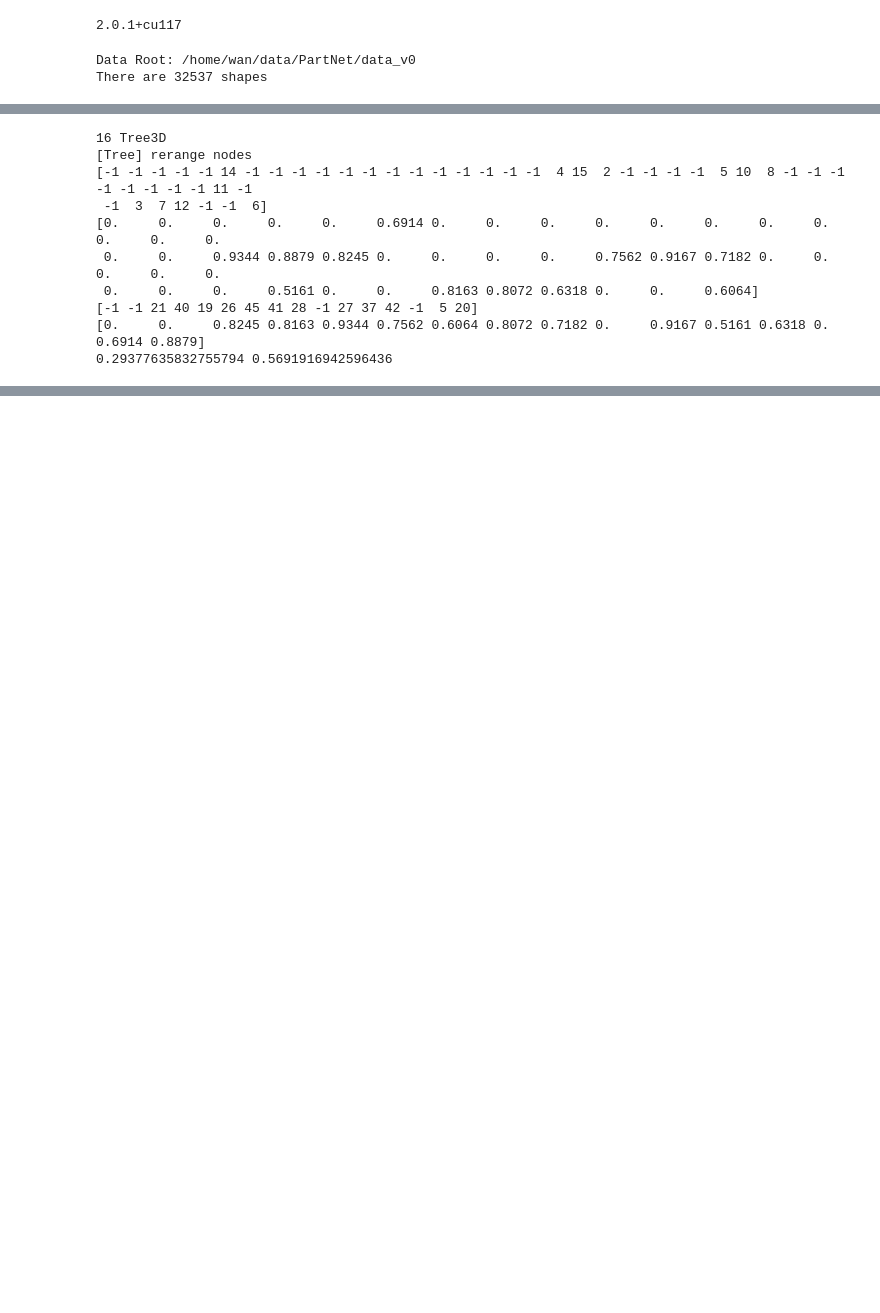
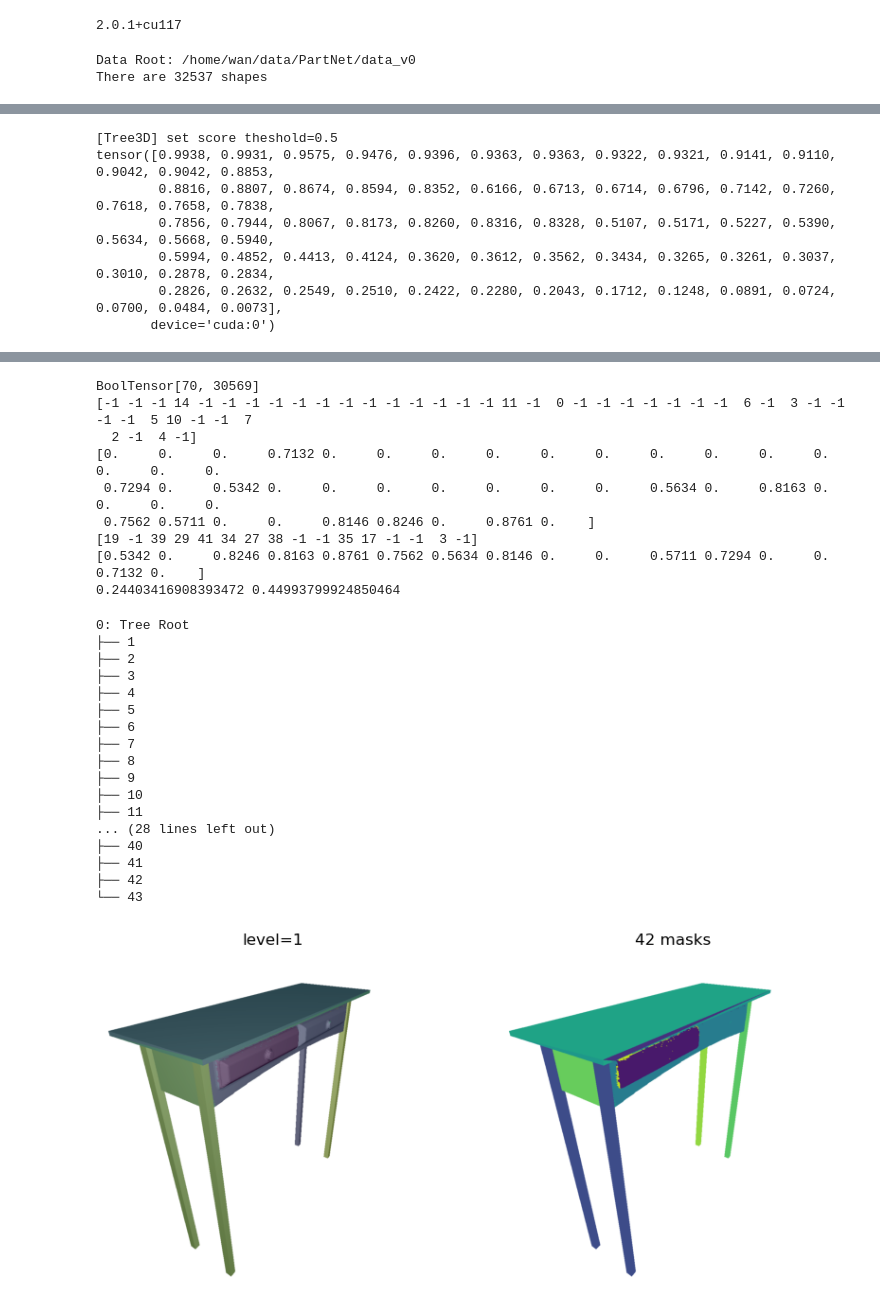
Before and after one commit to dnvtmf/OTS, a Jupyter notebook: notebooks/PartNet.ipynb, the cells around one changed output, grey strips where cells are left out. Saved outputs shown, nothing was run; the diff lists cells and outputs as text; code cells hidden in the pictures; blank space fills up the shorter version.

```diff
--- a/notebooks/PartNet.ipynb
+++ b/notebooks/PartNet.ipynb
@@ -362,6 +231,6 @@ tree3d = Tree3Dv2(mesh, device=device)
 tree3d.load_2d_results(cache_dir)
 Gv = tree3d.build_view_graph()
 Gm = tree3d.build_graph(Gv)
-X, autoencoder = tree3d.get_graph_attr(epochs=5000)
+X, autoencoder = tree3d.compress_masks(epochs=5000)
 print(autoencoder)
 # %% [output]
@@ -392,7 +261,7 @@ gnn = pyg.nn.GCN(
     norm='BatchNorm'
 ).cuda()
 print(gnn)
-tree3d.run(epochs=5000, K=K, gnn=gnn, A=Gm * Gm.ge(0.5), X=X)
+tree3d.run(epochs=10000, K=K, gnn=gnn, A=Gm * Gm.ge(0.5), X=X)
 tree3d.save(cache_dir.joinpath('my.tree3dv2'))
 # %% [output]
 GCN(256, 70, num_layers=2)
@@ -466,19 +288,21 @@ BoolTensor[70, 30569]
 # %%
-utils.set_printoptions(linewidth=120)
+tree3d.set_score_threshold(0.5)
+show_index = 8
+show_all_levels(images[show_index, :, :, :3], tree3d, tri_ids[show_index])
+tree3d.print_tree()
+print(utils.show_shape(tree3d.masks))
+# tree3d.save(cache_dir.joinpath('my.tree3dv2'))
+
 metric = TreeSegmentMetric()
-print(gt.cnt, type(gt).__name__)
-metric.update(tree3d.to(device), gt_v2.to(device))
+metric.update(tree3d.to(device), gt.to(device))
 print(metric.summarize(), metric.gt_iou_sum / metric.cnt)
 tree3d.print_tree()
 # %% [output]
-16 Tree3D
-[Tree] rerange nodes
-[-1 -1 -1 -1 -1 14 -1 -1 -1 -1 -1 -1 -1 -1 -1 -1 -1 -1 -1  4 15  2 -1 -1 -1 -1  5 10  8 -1 -1 -1 -1 -1 -1 -1 -1 11 -1
- -1  3  7 12 -1 -1  6]
-[0.     0.     0.     0.     0.     0.6914 0.     0.     0.     0.     0.     0.     0.     0.     0.     0.     0.
- 0.     0.     0.9344 0.8879 0.8245 0.     0.     0.     0.     0.7562 0.9167 0.7182 0.     0.     0.     0.     0.
- 0.     0.     0.     0.5161 0.     0.     0.8163 0.8072 0.6318 0.     0.     0.6064]
-[-1 -1 21 40 19 26 45 41 28 -1 27 37 42 -1  5 20]
-[0.     0.     0.8245 0.8163 0.9344 0.7562 0.6064 0.8072 0.7182 0.     0.9167 0.5161 0.6318 0.     0.6914 0.8879]
-0.29377635832755794 0.5691916942596436
+[Tree3D] set score theshold=0.5
+tensor([0.9938, 0.9931, 0.9575, 0.9476, 0.9396, 0.9363, 0.9363, 0.9322, 0.9321, 0.9141, 0.9110, 0.9042, 0.9042, 0.8853,
+        0.8816, 0.8807, 0.8674, 0.8594, 0.8352, 0.6166, 0.6713, 0.6714, 0.6796, 0.7142, 0.7260, 0.7618, 0.7658, 0.7838,
+        0.7856, 0.7944, 0.8067, 0.8173, 0.8260, 0.8316, 0.8328, 0.5107, 0.5171, 0.5227, 0.5390, 0.5634, 0.5668, 0.5940,
+        0.5994, 0.4852, 0.4413, 0.4124, 0.3620, 0.3612, 0.3562, 0.3434, 0.3265, 0.3261, 0.3037, 0.3010, 0.2878, 0.2834,
+        0.2826, 0.2632, 0.2549, 0.2510, 0.2422, 0.2280, 0.2043, 0.1712, 0.1248, 0.0891, 0.0724, 0.0700, 0.0484, 0.0073],
+       device='cuda:0')
 0: Tree Root
@@ -501 +325,28 @@ tree3d.print_tree()
+BoolTensor[70, 30569]
+[-1 -1 -1 14 -1 -1 -1 -1 -1 -1 -1 -1 -1 -1 -1 -1 -1 11 -1  0 -1 -1 -1 -1 -1 -1 -1  6 -1  3 -1 -1 -1 -1  5 10 -1 -1  7
+  2 -1  4 -1]
+[0.     0.     0.     0.7132 0.     0.     0.     0.     0.     0.     0.     0.     0.     0.     0.     0.     0.
+ 0.7294 0.     0.5342 0.     0.     0.     0.     0.     0.     0.     0.5634 0.     0.8163 0.     0.     0.     0.
+ 0.7562 0.5711 0.     0.     0.8146 0.8246 0.     0.8761 0.    ]
+[19 -1 39 29 41 34 27 38 -1 -1 35 17 -1 -1  3 -1]
+[0.5342 0.     0.8246 0.8163 0.8761 0.7562 0.5634 0.8146 0.     0.     0.5711 0.7294 0.     0.     0.7132 0.    ]
+0.24403416908393472 0.44993799924850464
+0: Tree Root
+├── 1
+├── 2
+├── 3
+├── 4
+├── 5
+├── 6
+├── 7
+├── 8
+├── 9
+├── 10
+├── 11
+... (28 lines left out)
+├── 40
+├── 41
+├── 42
+└── 43
+[figure, added]
 # %%
```
Also changed, not shown: parts of 29 cells of this notebook, 28 other files.
